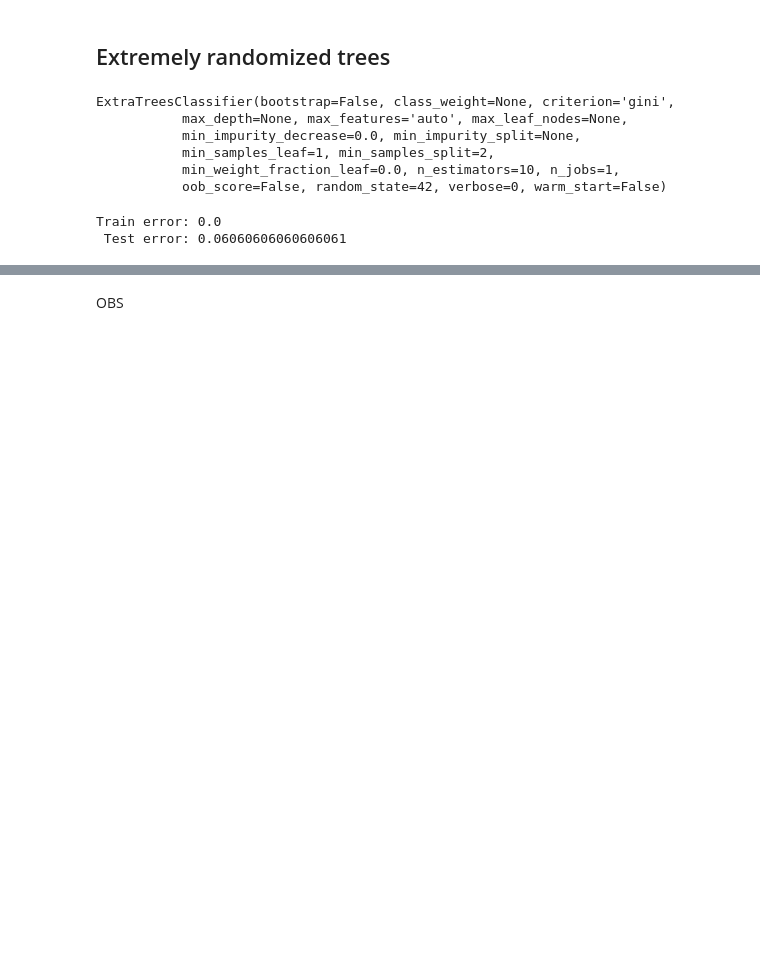
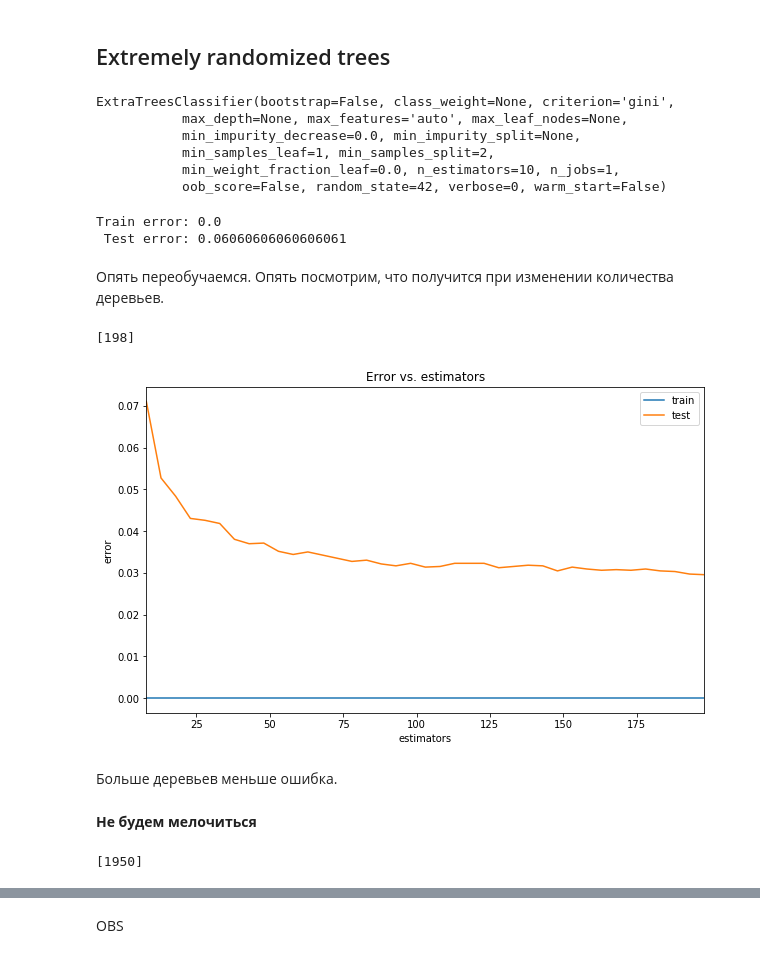
Before and after one commit to Lenferd/Machine-Learning, a Jupyter notebook: L1-dataset_review/letter-recognition-review.ipynb, the cells around one changed output, grey strips where cells are left out. Drawn from its saved outputs; the diff is of its cells as text; code cells hidden in the pictures; blank space fills up the shorter version.

```diff
--- a/L1-dataset_review/letter-recognition-review.ipynb
+++ b/L1-dataset_review/letter-recognition-review.ipynb
@@ -1664,5 +1765,5 @@ RandomForestClassifier, max_features='log2'
 # %%
-clf = RandomForestClassifier(random_state=42, max_features='sqrt', n_estimators=300, max_depth=19)
+clf = RandomForestClassifier(random_state=42, max_features=4, min_samples_leaf=1, n_estimators=200, max_depth=None)
 clf.fit(X_train, y_train)
 # %% [output]
 RandomForestClassifier(bootstrap=True, class_weight=None, criterion='gini',
@@ -1681,0 +1785,3 @@ Train error: 7.463243525636242e-05
+# %%
+clf = RandomForestClassifier(random_state=42, n_estimators=300)
+clf.fit(X_train, y_train)
@@ -1681,0 +1807,7 @@ Train error: 7.463243525636242e-05
+# %%
+clf = RandomForestClassifier(random_state=42, n_estimators=1000)
+clf.fit(X_train, y_train)
+err_train = np.mean(y_train != clf.predict(X_train))
+err_test  = np.mean(y_test  != clf.predict(X_test))
+
+print("Train error: {}\n Test error: {}".format(err_train, err_test))
@@ -1701,15 +1836,40 @@ print("Train error: {}\n Test error: {}".format(err_train, err_test))
 # %% [output]
 Train error: 0.0
  Test error: 0.06060606060606061
+# %% [markdown]
+Опять переобучаемся. Опять посмотрим, что получится при изменении количества деревьев.
 # %%
-estimators_arr = np.arange(8, 40, 2)
+estimators_arr = np.arange(8, 200, 5)
 test_err = []
 train_err = []
 for estimators in estimators_arr:
-    clf = ExtraTreesClassifier(n_estimators=estimators, random_state=42)
+    clf = ExtraTreesClassifier(n_estimators=estimators, random_state=42, warm_start=True)
     clf.fit(X_train, y_train)
 
     y_train_pred = clf.predict(X_train)
     y_test_pred = clf.predict(X_test)
     train_err.append(np.mean(y_train != y_train_pred))
     test_err.append(np.mean(y_test != y_test_pred))
+# %%
+min_train_err = np.min(train_err)
+min_test_err = np.min(test_err)
+
+estimators_opt = estimators_arr[test_err == min_test_err]
+print(estimators_opt)
+# %% [output]
+[198]
+# %%
+plt.plot(estimators_arr, train_err, label = 'train')
+plt.plot(estimators_arr, test_err, label = 'test')
+plt.xlim([np.min(estimators_arr), np.max(estimators_arr)])
+plt.title('Error vs. estimators')
+plt.xlabel('estimators')
+plt.ylabel('error')
+plt.legend()
+pass
+# %% [output]
+[figure, added]
+# %% [markdown]
+Больше деревьев меньше ошибка.
+# %% [markdown]
+**Не будем мелочиться**
@@ -1715,0 +1888,8 @@ for estimators in estimators_arr:
+# %%
+min_train_err = np.min(train_err)
+min_test_err = np.min(test_err)
+
+estimators_opt = estimators_arr[test_err == min_test_err]
+print(estimators_opt)
+# %% [output]
+[1950]
```
Also changed, not shown: parts of 76 cells of this notebook.
